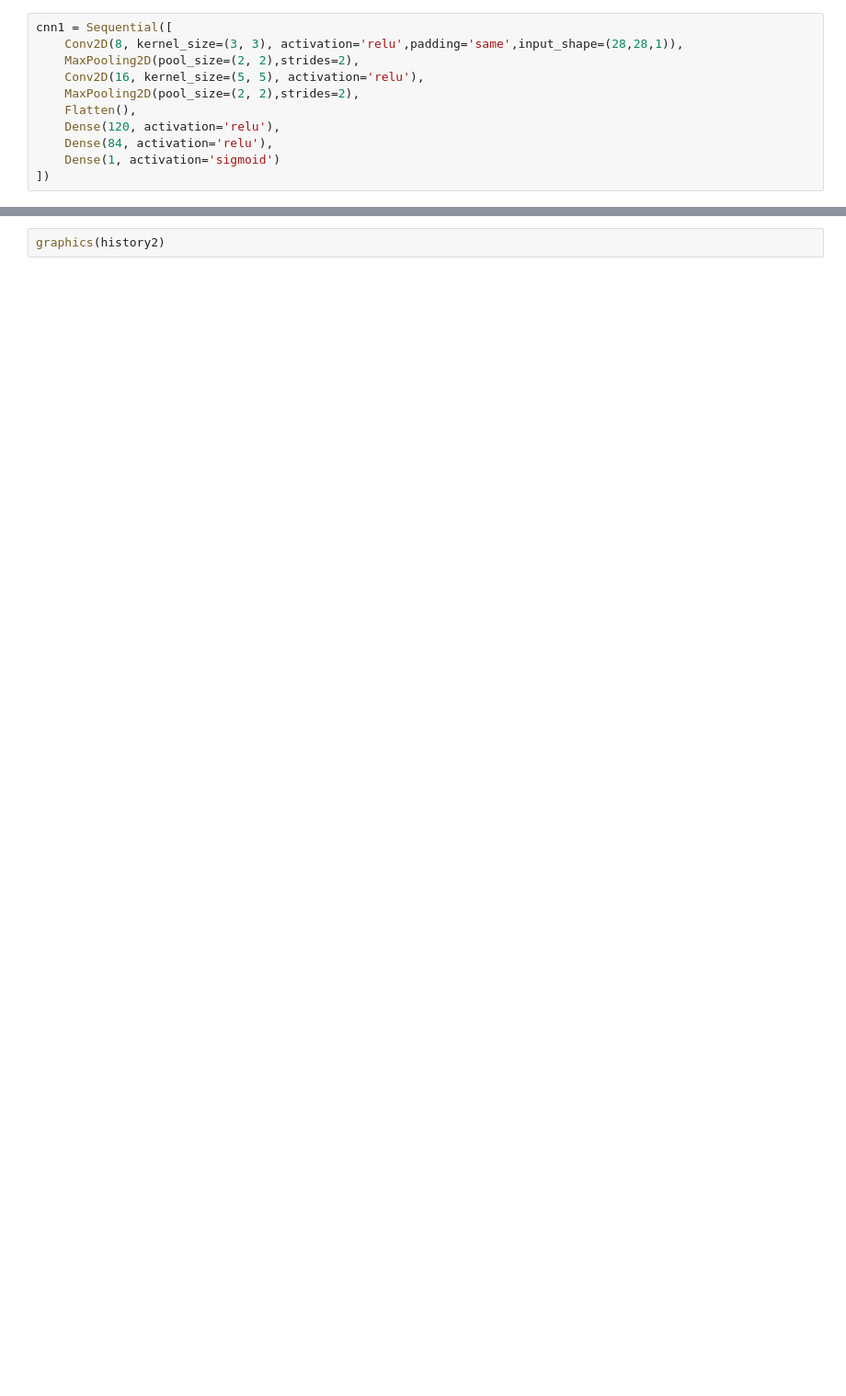
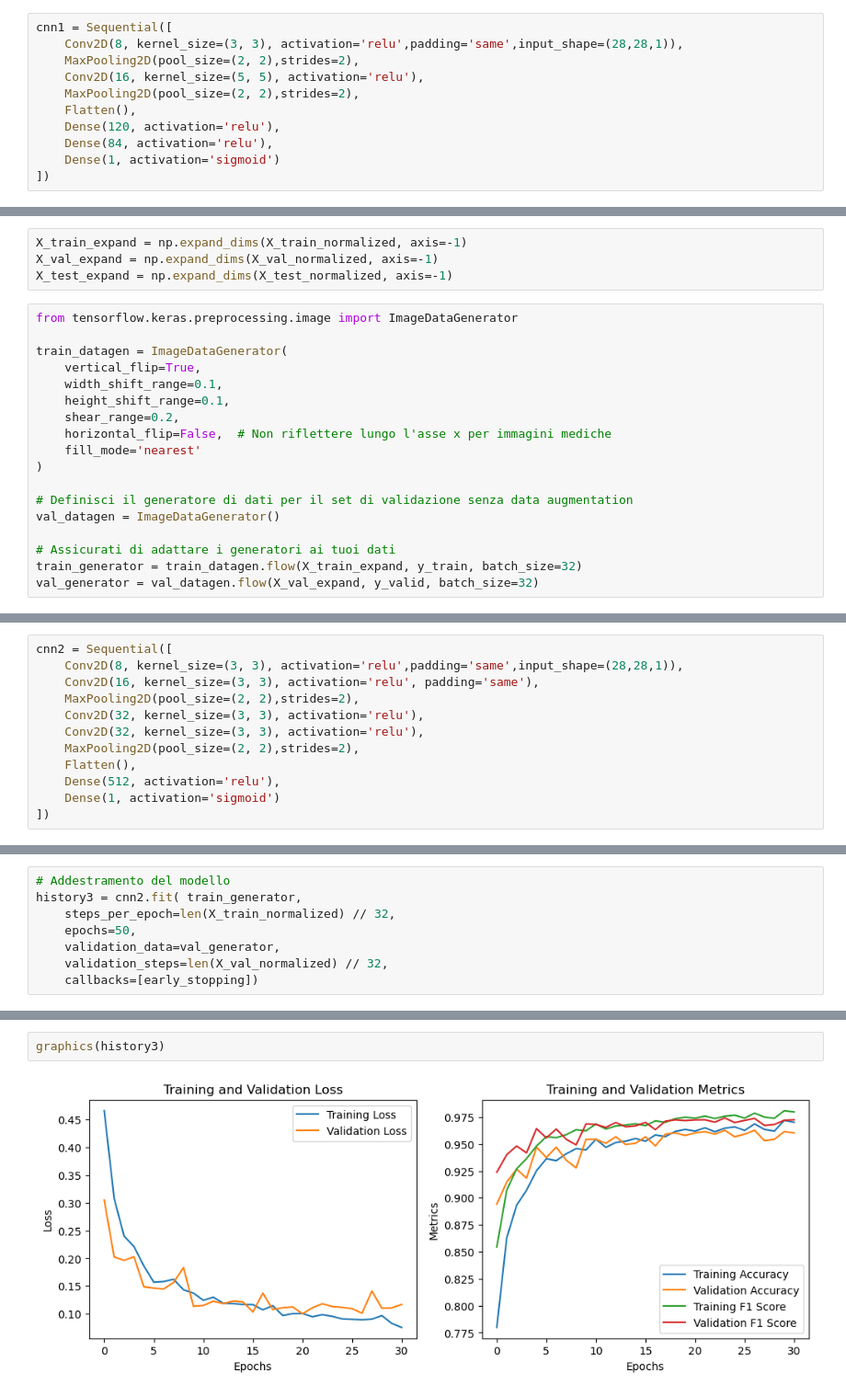
Before and after one commit to MarcoLor01/MachineLearningProject, a Jupyter notebook: pneumonia.ipynb, the cells around one changed output, grey strips where cells are left out. Shown at 92% size. Cells and saved outputs as stored; diff of their text form; blank space fills up the shorter version.

```diff
--- a/pneumonia.ipynb
+++ b/pneumonia.ipynb
@@ -225,0 +226,22 @@ history2 = cnn1.fit(X_train_normalized, y_train,
+# %%
+X_train_expand = np.expand_dims(X_train_normalized, axis=-1)
+X_val_expand = np.expand_dims(X_val_normalized, axis=-1)
+X_test_expand = np.expand_dims(X_test_normalized, axis=-1)
+# %%
+from tensorflow.keras.preprocessing.image import ImageDataGenerator
+
+train_datagen = ImageDataGenerator(
+    vertical_flip=True,
+    width_shift_range=0.1,
+    height_shift_range=0.1,
+    shear_range=0.2,
+    horizontal_flip=False,  # Non riflettere lungo l'asse x per immagini mediche
+    fill_mode='nearest'
+)
+
+# Definisci il generatore di dati per il set di validazione senza data augmentation
+val_datagen = ImageDataGenerator()
+
+# Assicurati di adattare i generatori ai tuoi dati
+train_generator = train_datagen.flow(X_train_expand, y_train, batch_size=32)
+val_generator = val_datagen.flow(X_val_expand, y_valid, batch_size=32)
@@ -225,0 +318,12 @@ history2 = cnn1.fit(X_train_normalized, y_train,
+# %%
+cnn2 = Sequential([
+    Conv2D(8, kernel_size=(3, 3), activation='relu',padding='same',input_shape=(28,28,1)),
+    Conv2D(16, kernel_size=(3, 3), activation='relu', padding='same'),
+    MaxPooling2D(pool_size=(2, 2),strides=2),
+    Conv2D(32, kernel_size=(3, 3), activation='relu'),
+    Conv2D(32, kernel_size=(3, 3), activation='relu'),
+    MaxPooling2D(pool_size=(2, 2),strides=2),
+    Flatten(),
+    Dense(512, activation='relu'),
+    Dense(1, activation='sigmoid')
+])
@@ -225,0 +356,8 @@ history2 = cnn1.fit(X_train_normalized, y_train,
+# %%
+# Addestramento del modello
+history3 = cnn2.fit( train_generator,
+    steps_per_epoch=len(X_train_normalized) // 32,
+    epochs=50,
+    validation_data=val_generator,
+    validation_steps=len(X_val_normalized) // 32,
+    callbacks=[early_stopping])
@@ -226,2 +382,4 @@ history2 = cnn1.fit(X_train_normalized, y_train,
 # %%
-graphics(history2)
+graphics(history3)
+# %% [output]
+[figure, added]
```
Also changed, not shown: parts of 57 cells of this notebook.
